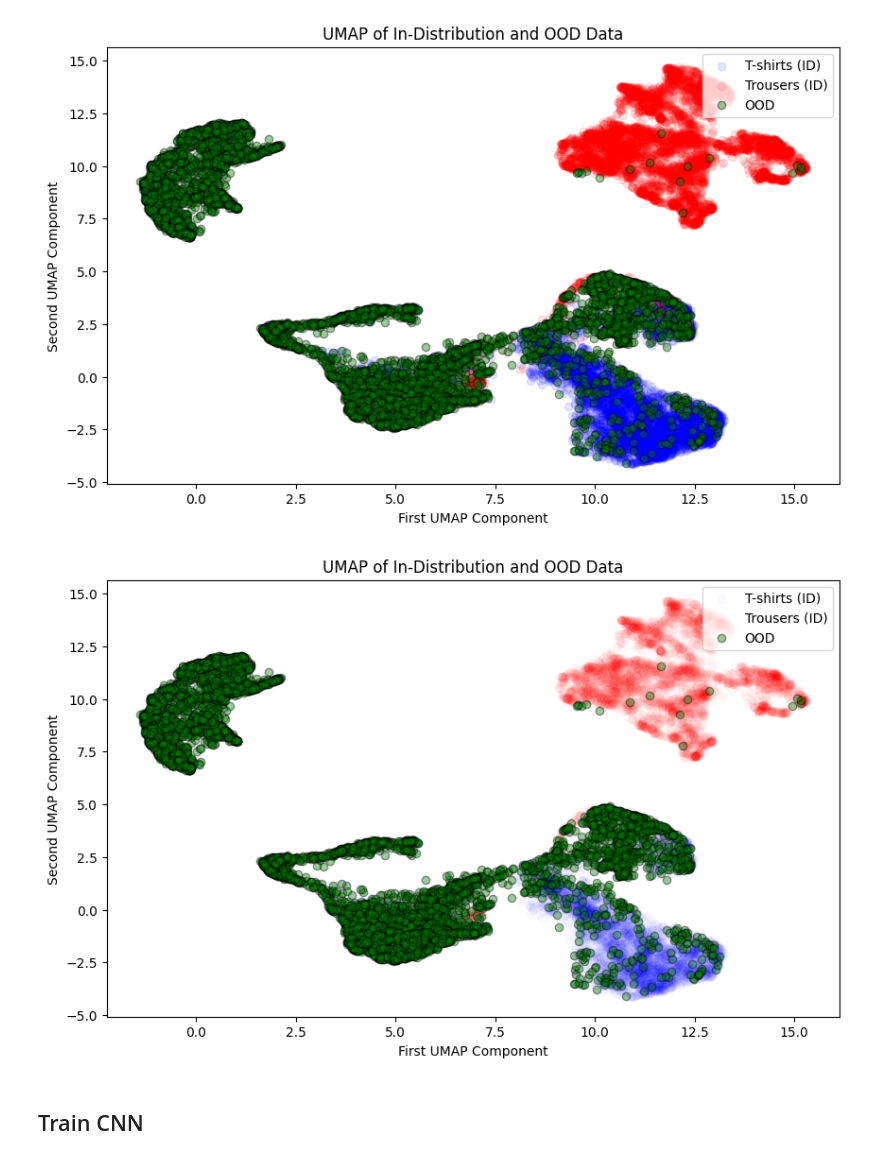
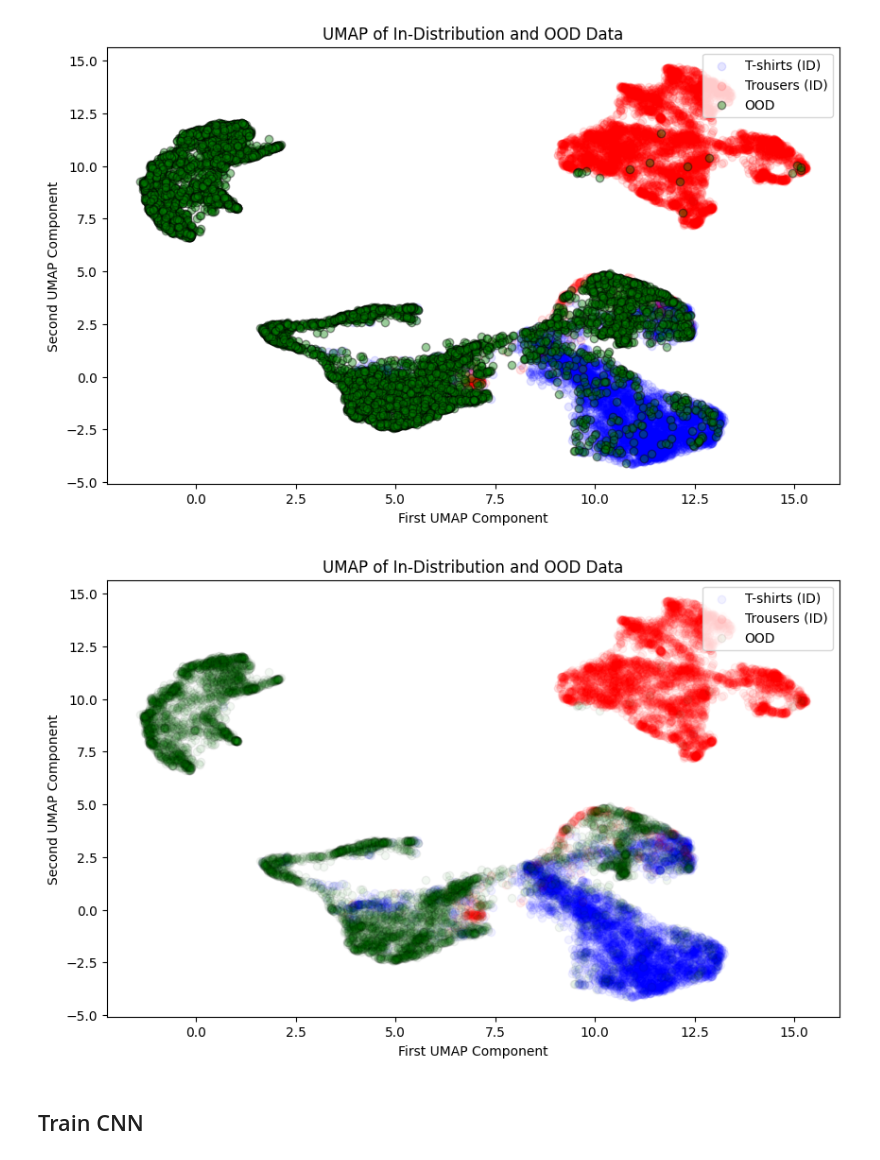
Before and after one commit to carpentries-incubator/fair-explainable-ml, a Jupyter notebook: code/7a-OOD-detection-output-based.ipynb, the cells around one changed output. Saved outputs shown, nothing was run; the diff lists cells and outputs as text; code cells hidden in the pictures.

```diff
--- a/code/7a-OOD-detection-output-based.ipynb
+++ b/code/7a-OOD-detection-output-based.ipynb
@@ -621,26 +621,26 @@ ood_data_flat.shape=(8000, 784)
 [figure]
 # %%
 if plot_umap:
-    umap_alpha = .02
+    umap_alpha = .05
 
     # Plotting UMAP components
     plt.figure(figsize=(10, 6))
 
     # Plot in-distribution data
     scatter1 = plt.scatter(umap_in_dist[train_labels == 0, 0], umap_in_dist[train_labels == 0, 1], c='blue', label='T-shirts (ID)', alpha=umap_alpha)
     scatter2 = plt.scatter(umap_in_dist[train_labels == 1, 0], umap_in_dist[train_labels == 1, 1], c='red', label='Trousers (ID)', alpha=umap_alpha)
 
     # Plot OOD data
-    scatter3 = plt.scatter(umap_ood[:, 0], umap_ood[:, 1], c='green', label='OOD', edgecolor='k', alpha=alpha)
+    scatter3 = plt.scatter(umap_ood[:, 0], umap_ood[:, 1], c='green', label='OOD', edgecolor='k', alpha=umap_alpha)
 
     # Create a single legend for all classes
     plt.legend(handles=[scatter1, scatter2, scatter3], loc="upper right")
     plt.xlabel('First UMAP Component')
     plt.ylabel('Second UMAP Component')
     plt.title('UMAP of In-Distribution and OOD Data')
     plt.show()
 # %% [output]
-[figure, old version]
+[figure, new version]
 # %% [markdown]
 ## Train CNN
 # %%
```
